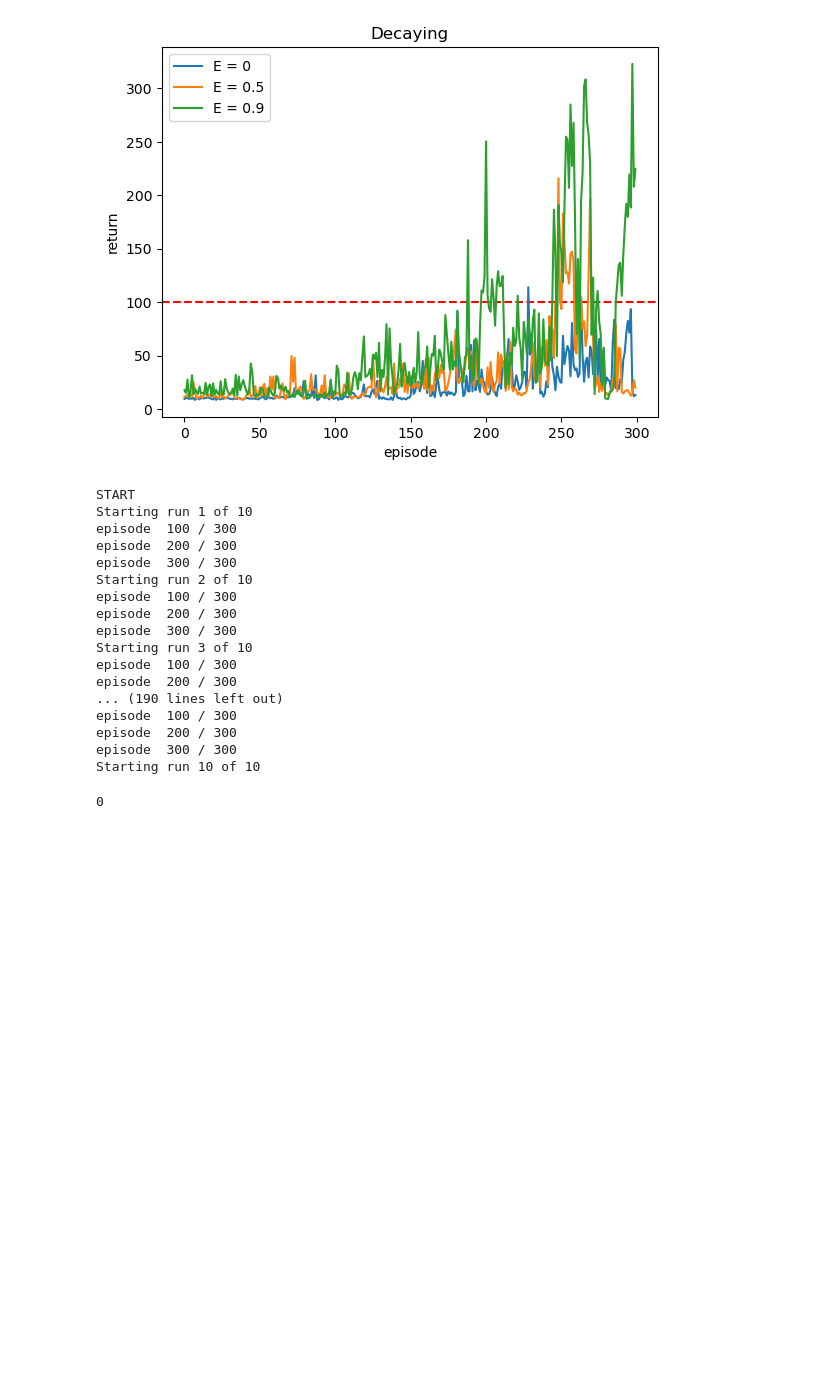
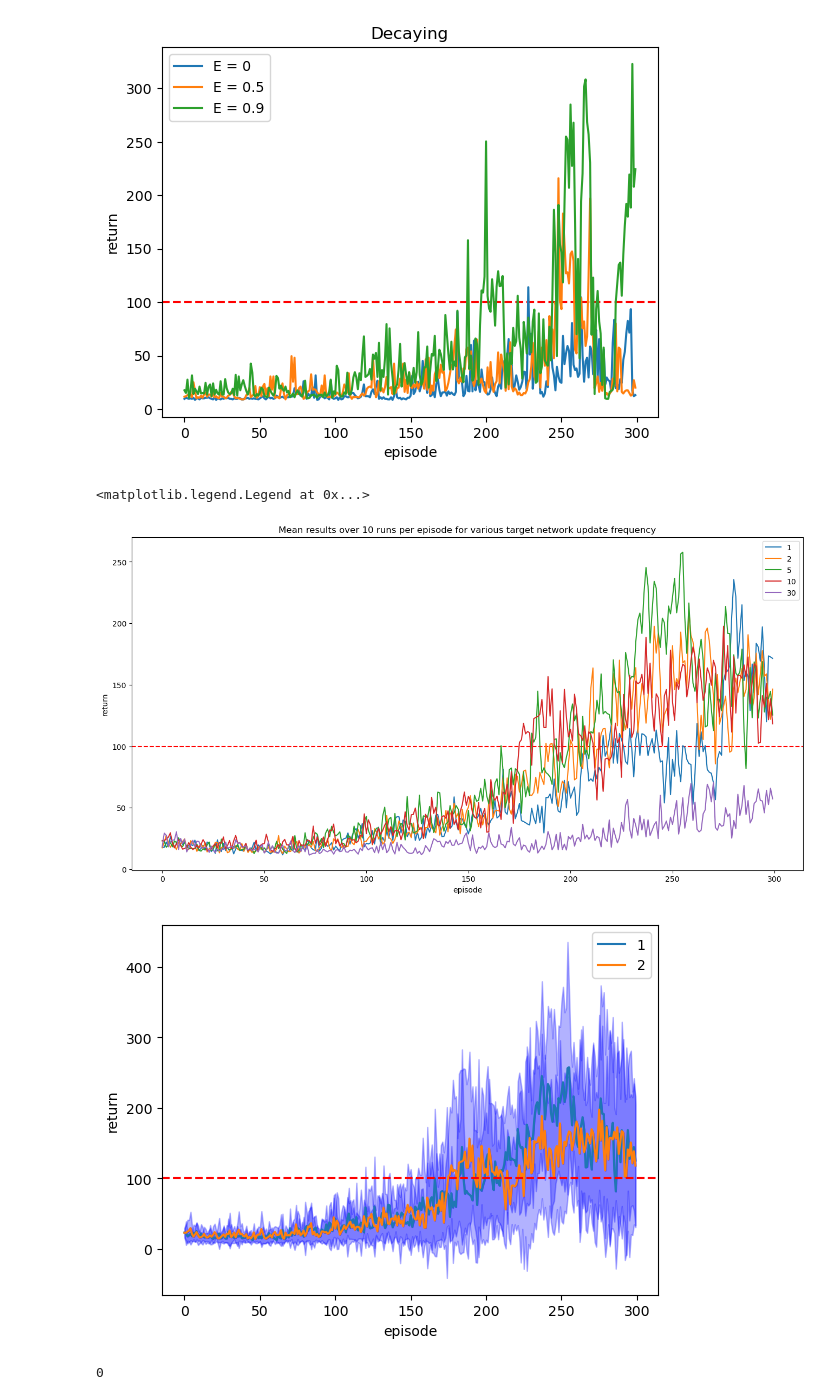
Before and after one commit to rusnnee/Reinforcement_Learning_Imperial, a Jupyter notebook: Coursework2/coursework2.ipynb, the cells around one changed output. Cells and saved outputs as stored; diff of their text form; code cells hidden in the pictures; blank space fills up the shorter version.

```diff
--- a/Coursework2/coursework2.ipynb
+++ b/Coursework2/coursework2.ipynb
@@ -291,39 +291,25 @@ plot_results_list(results_E_decay, labels)
 # %%
 # GET RESULTS FOR DIFFERENT UPDATE FREQUENCIES
 FREQ_LIST = [1, 2, 5, 10, 30]
 
-results_update_freq = get_results_different_update_freq(FREQ_LIST)
+# results_update_freq = get_results_different_update_freq(FREQ_LIST)
 labels = ["" + str(i) for i in FREQ_LIST]
+plt.figure(figsize=(16, 8))
 plt.title ("Mean results over 10 runs per episode for various target network update frequency")
 plt.axhline(y = 100, color = "r", linestyle = "--")
 plot_results_list(results_update_freq, labels)
 
+# I choose 5 !!!!!!!!!!!!!!!!
 
-with open("updatefreq.txt", "a") as fp:
-    for item in results_update_freq:
-        # write each item on a new line
-        fp.write("%s\n" % item)
-    print('Done')
-
-fp.close()
+plt.figure()
+plot_results(results_update_freq[2])
+plot_results(results_update_freq[3])
+plt.axhline(y = 100, color = "r", linestyle = "--")
+plt.legend(["1", "2"])
 # %% [output]
-START
-Starting run 1 of 10
-episode  100 / 300
-episode  200 / 300
-episode  300 / 300
-Starting run 2 of 10
-episode  100 / 300
-episode  200 / 300
-episode  300 / 300
-Starting run 3 of 10
-episode  100 / 300
-episode  200 / 300
-... (190 lines left out)
-episode  100 / 300
-episode  200 / 300
-episode  300 / 300
-Starting run 10 of 10
+<matplotlib.legend.Legend at 0x...>
+[figure, added]
+[figure, added]
 # %%
 # GET RESULTS FOR DIFFERENT REPLAY BUFFER SIZE
 BUFFER_SIZE_LIST = [10, 50, 100, 300, 1000, 2000, 3000]
```
Also changed, not shown: parts of 4 cells of this notebook.
